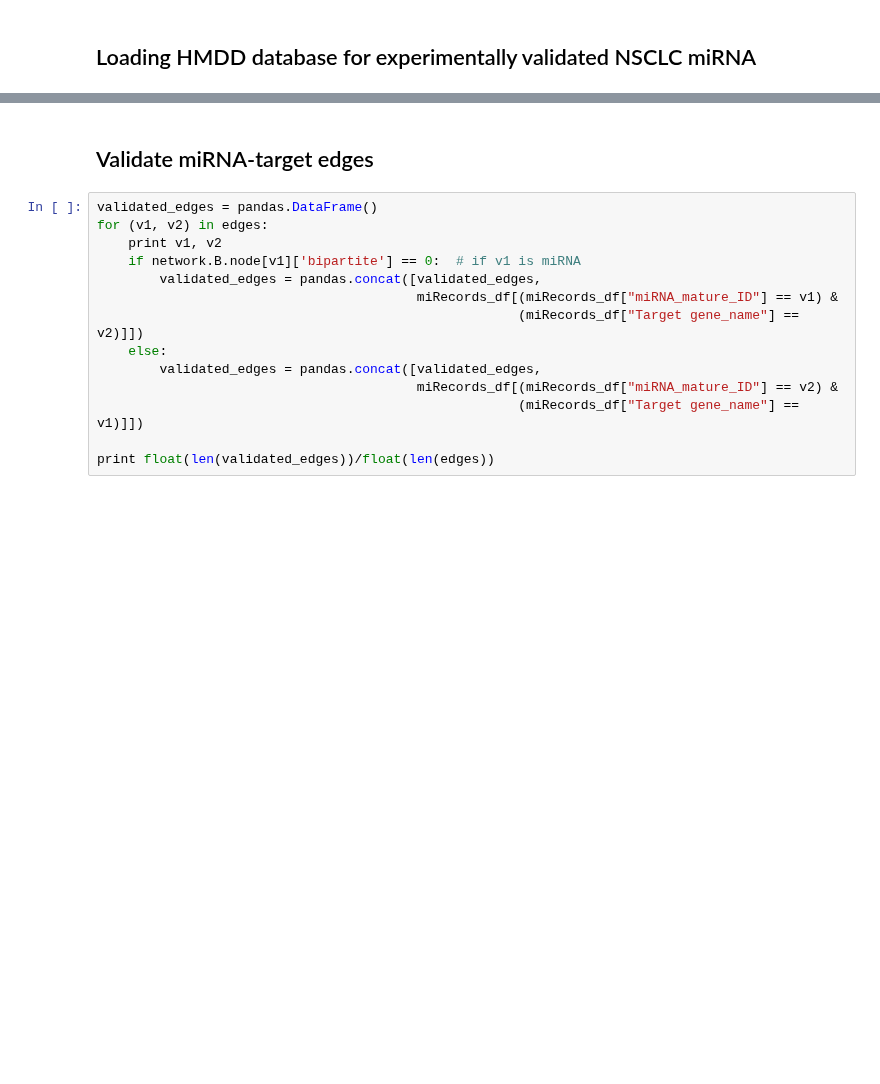
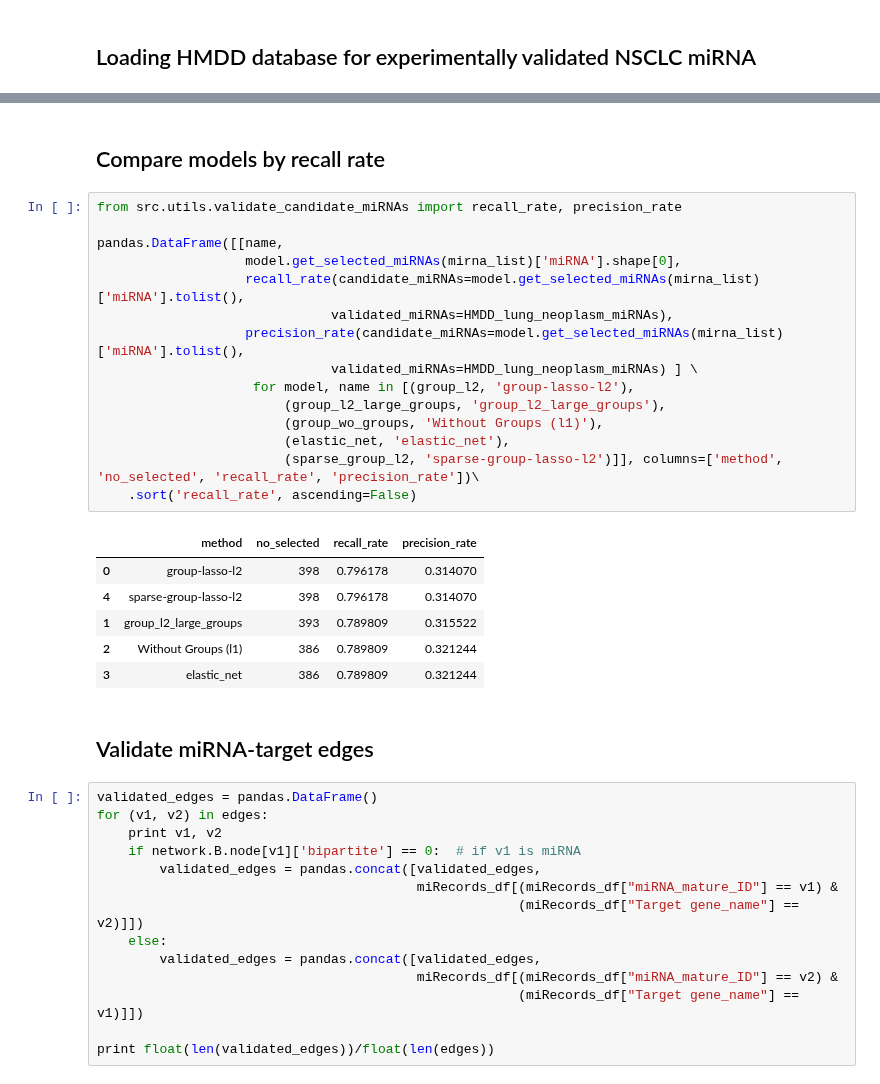
Before and after one commit to JonnyTran/microRNA-Lung-Cancer-Associations, a Jupyter notebook: notebooks/miRNA-gene_exp.ipynb, the cells around one changed output, grey strips where cells are left out. Saved outputs shown, nothing was run; the diff lists cells and outputs as text; blank space fills up the shorter version.

```diff
--- a/notebooks/miRNA-gene_exp.ipynb
+++ b/notebooks/miRNA-gene_exp.ipynb
@@ -400,3 +422,27 @@ Precision rate (HMDD): 0.576923076923
+# %% [markdown]
+## Compare models by recall rate
+# %%
+from src.utils.validate_candidate_miRNAs import recall_rate, precision_rate
+
+pandas.DataFrame([[name,
+                   model.get_selected_miRNAs(mirna_list)['miRNA'].shape[0],
+                   recall_rate(candidate_miRNAs=model.get_selected_miRNAs(mirna_list)['miRNA'].tolist(),
+                              validated_miRNAs=HMDD_lung_neoplasm_miRNAs),
+                   precision_rate(candidate_miRNAs=model.get_selected_miRNAs(mirna_list)['miRNA'].tolist(),
+                              validated_miRNAs=HMDD_lung_neoplasm_miRNAs) ] \
+                    for model, name in [(group_l2, 'group-lasso-l2'),
+                        (group_l2_large_groups, 'group_l2_large_groups'),
+                        (group_wo_groups, 'Without Groups (l1)'),
+                        (elastic_net, 'elastic_net'),
+                        (sparse_group_l2, 'sparse-group-lasso-l2')]], columns=['method', 'no_selected', 'recall_rate', 'precision_rate'])\
+    .sort('recall_rate', ascending=False)
+# %% [output]
+|  | method | no_selected | recall_rate | precision_rate |
+| 0 | group-lasso-l2 | 398 | 0.796178 | 0.314070 |
+| 4 | sparse-group-lasso-l2 | 398 | 0.796178 | 0.314070 |
+| 1 | group_l2_large_groups | 393 | 0.789809 | 0.315522 |
+| 2 | Without Groups (l1) | 386 | 0.789809 | 0.321244 |
+| 3 | elastic_net | 386 | 0.789809 | 0.321244 |
 # %% [markdown]
 ## Validate miRNA-target edges
 # %%
```
Also changed, not shown: parts of 9 cells of this notebook, 2 other files.
